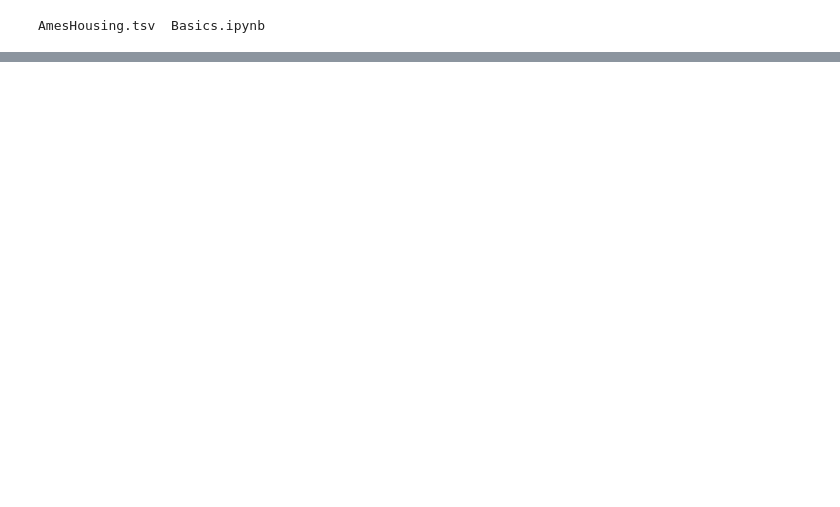
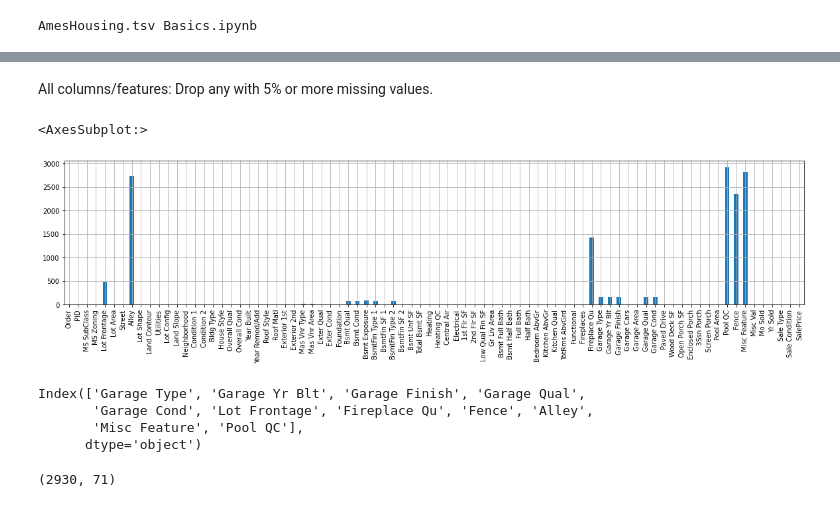
Before and after one commit to khoin-byte/dataquest-guided-projects, a Jupyter notebook: Predicting_house_Sale_Prices/Basics.ipynb, the cells around one changed output, grey strips where cells are left out. Saved outputs shown, nothing was run; the diff lists cells and outputs as text; code cells hidden in the pictures; blank space fills up the shorter version.

Commit message:
completed first part and dealing with missing values in part 2

```diff
--- a/Predicting_house_Sale_Prices/Basics.ipynb
+++ b/Predicting_house_Sale_Prices/Basics.ipynb
@@ -20,0 +70,10 @@ df.head()
+# %% [markdown]
+All columns/features: Drop any with 5% or more missing values.
+# %%
+# check for missing values - Drop 5% or more missing values.
+nans_df = df.isnull().sum() # Series object
+# plot nans found vs features
+nans_df.plot(kind='bar', style='k--', label='Series', grid=True, figsize=(20, 4))
+# %% [output]
+<AxesSubplot:>
+[figure, added]
@@ -20,0 +85,7 @@ df.head()
+# %%
+cols_to_drop.index # features with over 5% missing values
+# %% [output]
+Index(['Garage Type', 'Garage Yr Blt', 'Garage Finish', 'Garage Qual',
+       'Garage Cond', 'Lot Frontage', 'Fireplace Qu', 'Fence', 'Alley',
+       'Misc Feature', 'Pool QC'],
+      dtype='object')
@@ -20,0 +95,4 @@ df.head()
+# %%
+df.shape # reduced number of feature per above drop.
+# %% [output]
+(2930, 71)
```
Also changed, not shown: parts of 28 cells of this notebook.
